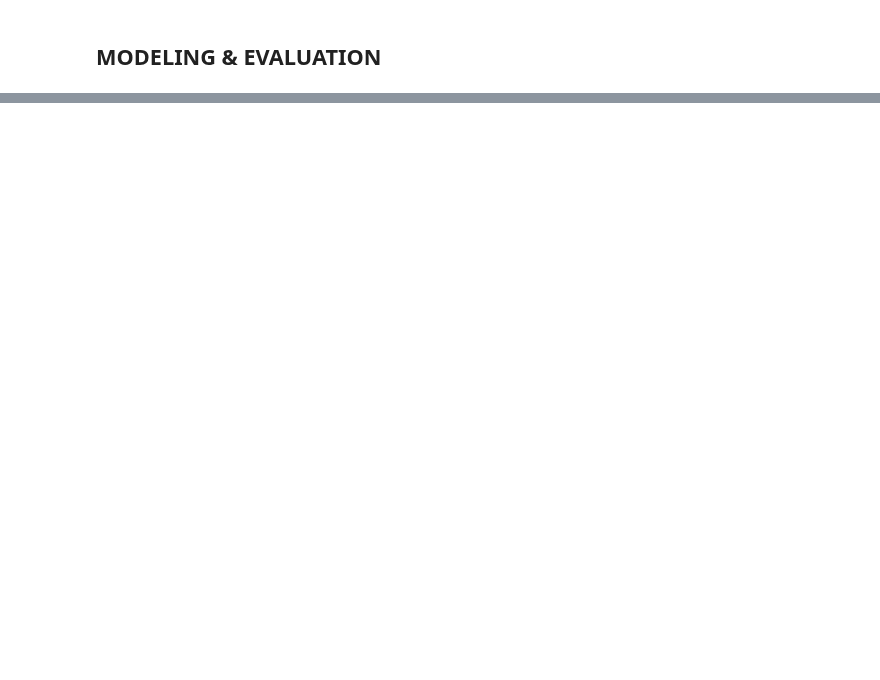
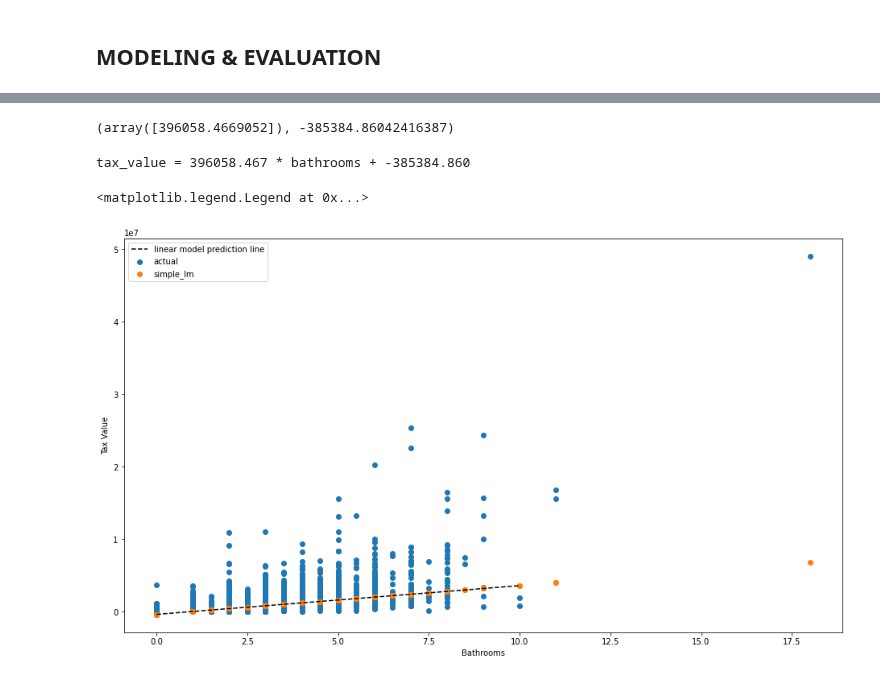
Before and after one commit to rachelrobbinsmayhill/regression-project, a Jupyter notebook: workbook_acquire_prepare.ipynb, the cells around one changed output, grey strips where cells are left out. Drawn from its saved outputs; the diff is of its cells as text; code cells hidden in the pictures; blank space fills up the shorter version.

```diff
--- a/workbook_acquire_prepare.ipynb
+++ b/workbook_acquire_prepare.ipynb
@@ -238,0 +430,15 @@ TypeError: ufunc 'isnan' not supported for the input types, and the inputs could
+# %%
+from sklearn.linear_model import LinearRegression
+
+# X must be 2-d
+X_train = train[['bathrooms']]
+# y can be 1-d
+y_train = train.tax_value
+
+# 1. make the thing
+lm = LinearRegression()
+# 2. fit the thing
+lm.fit(X_train, y_train)
+# 3. use the thing (make predictions)
+X_validate = validate[['bathrooms']]
+predictions['simple_lm'] = lm.predict(X_validate)
@@ -238,0 +454,24 @@ TypeError: ufunc 'isnan' not supported for the input types, and the inputs could
+# %%
+lm.coef_, lm.intercept_
+# %% [output]
+(array([396058.4669052]), -385384.86042416387)
+# %%
+print('tax_value = {:.3f} * bathrooms + {:.3f}'.format(lm.coef_[0], lm.intercept_))
+# %% [output]
+tax_value = 396058.467 * bathrooms + -385384.860
+# %%
+x_pred = np.array([0, 10]).reshape(-1, 1)
+y_pred = lm.predict(x_pred)
+
+plt.figure(figsize=(16, 9))
+plt.scatter(train.bathrooms, train.tax_value, label='actual')
+plt.scatter(train.bathrooms, lm.predict(train[['bathrooms']]), label='simple_lm')
+plt.plot(x_pred, y_pred, ls='--', c='black', label='linear model prediction line')
+
+
+plt.xlabel('Bathrooms')
+plt.ylabel('Tax Value')
+plt.legend()
+# %% [output]
+<matplotlib.legend.Legend at 0x...>
+[figure, added]
```
Also changed, not shown: parts of 46 cells of this notebook.
